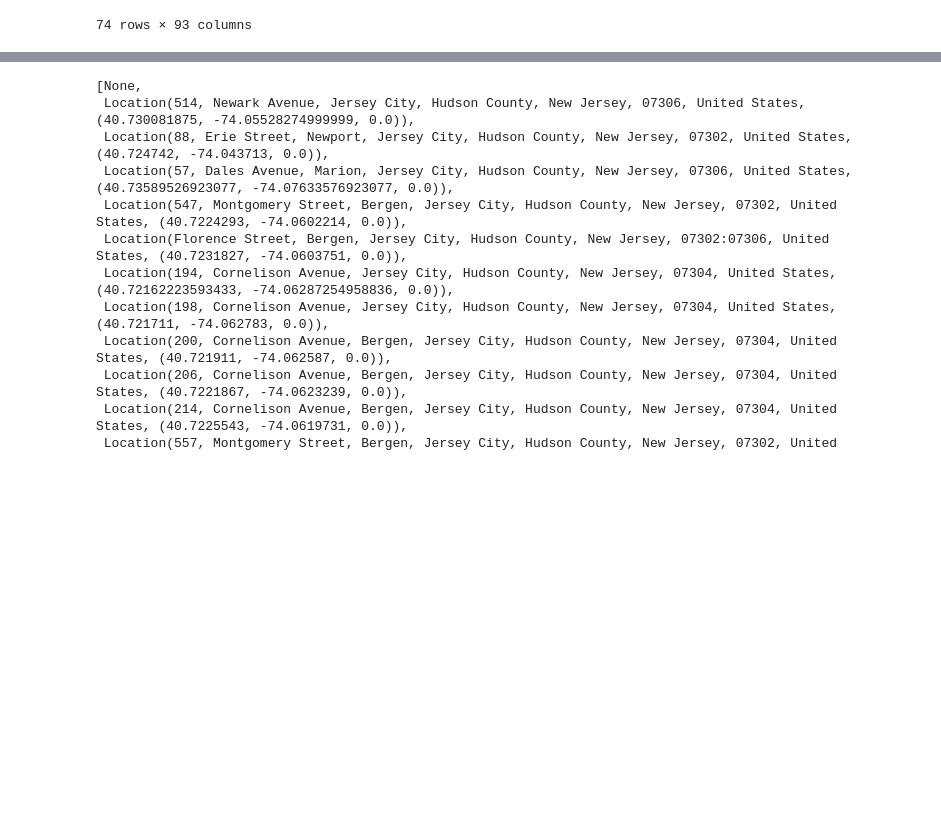
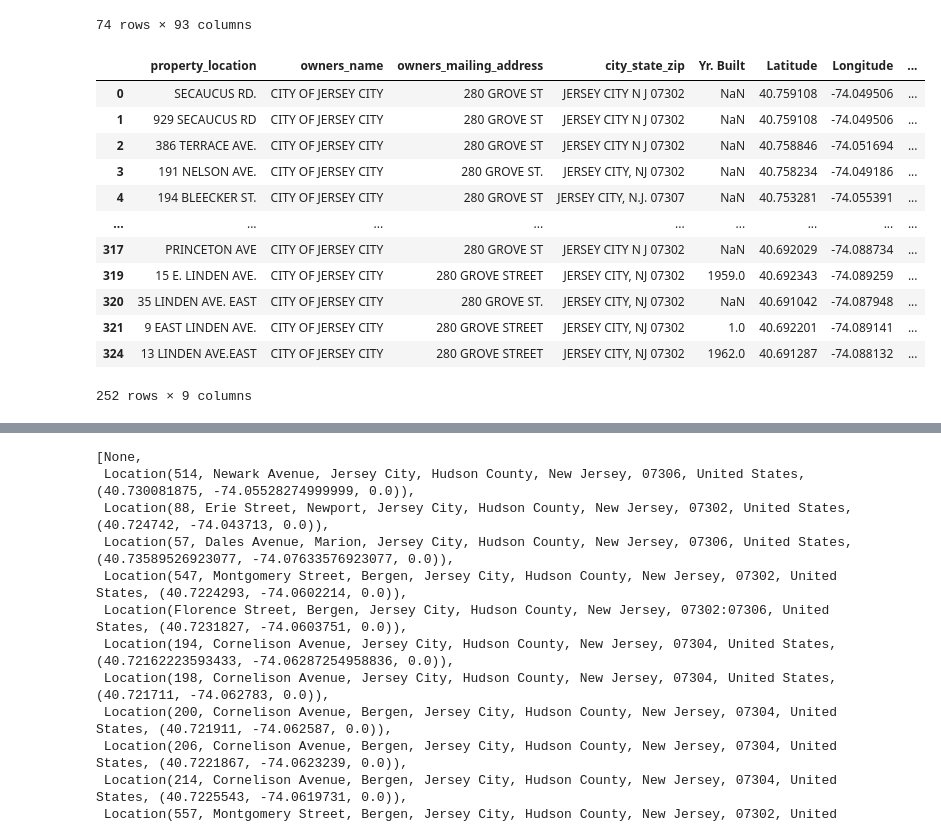
Before and after one commit to kylemichaelreaves/landlord_data, a Jupyter notebook: landlord_data.ipynb, the cells around one changed output, grey strips where cells are left out. Drawn from its saved outputs; the diff is of its cells as text; code cells hidden in the pictures; blank space fills up the shorter version.

```diff
--- a/landlord_data.ipynb
+++ b/landlord_data.ipynb
@@ -261,10 +294,18 @@ js_ha
 # for now, we'll drop the None values in the gcode column to make our lives easier
 # this does not however solve the issue of duplicate values in that column
 js_ha.dropna(axis=0, subset=['gcode'], inplace=True)
+city_of_js.dropna(axis=0, subset=['gcode'], inplace=True)
+urban_renewal.dropna(axis=0, subset=['gcode'], inplace=True)
 # %%
 # since the dataframe already contains Latitude and Longitude columns, we can write to them directly
 js_ha['Latitude'] = [g.latitude for g in js_ha.gcode]
 js_ha['Longitude'] = [g.longitude for g in js_ha.gcode]
+
+city_of_js['Latitude'] = [g.latitude for g in city_of_js.gcode]
+city_of_js['Longitude'] = [g.longitude for g in city_of_js.gcode]
+
+urban_renewal['Latitude'] = [g.latitude for g in urban_renewal.gcode]
+urban_renewal['Longitude'] = [g.longitude for g in urban_renewal.gcode]
 # %%
 # a less tedious way to execute this might be drop ranges of columns instead of doing it all manually
 js_ha.drop(columns=['Municipality',
@@ -354,0 +566,16 @@ js_ha.drop(columns=['Additional Lots'], inplace=True)
+# %%
+city_of_js
+# %% [output]
+|  | property_location | owners_name | owners_mailing_address | city_state_zip | Yr. Built | Latitude | Longitude | ... |
+| 0 | SECAUCUS RD. | CITY OF JERSEY CITY | 280 GROVE ST | JERSEY CITY N J 07302 | NaN | 40.759108 | -74.049506 | ... |
+| 1 | 929 SECAUCUS RD | CITY OF JERSEY CITY | 280 GROVE ST | JERSEY CITY N J 07302 | NaN | 40.759108 | -74.049506 | ... |
+| 2 | 386 TERRACE AVE. | CITY OF JERSEY CITY | 280 GROVE ST | JERSEY CITY N J 07302 | NaN | 40.758846 | -74.051694 | ... |
+| 3 | 191 NELSON AVE. | CITY OF JERSEY CITY | 280 GROVE ST. | JERSEY CITY, NJ 07302 | NaN | 40.758234 | -74.049186 | ... |
+| 4 | 194 BLEECKER ST. | CITY OF JERSEY CITY | 280 GROVE ST | JERSEY CITY, N.J. 07307 | NaN | 40.753281 | -74.055391 | ... |
+| ... | ... | ... | ... | ... | ... | ... | ... | ... |
+| 317 | PRINCETON AVE | CITY OF JERSEY CITY | 280 GROVE ST | JERSEY CITY N J 07302 | NaN | 40.692029 | -74.088734 | ... |
+| 319 | 15 E. LINDEN AVE. | CITY OF JERSEY CITY | 280 GROVE STREET | JERSEY CITY, NJ 07302 | 1959.0 | 40.692343 | -74.089259 | ... |
+| 320 | 35 LINDEN AVE. EAST | CITY OF JERSEY CITY | 280 GROVE ST. | JERSEY CITY, NJ 07302 | NaN | 40.691042 | -74.087948 | ... |
+| 321 | 9 EAST LINDEN AVE. | CITY OF JERSEY CITY | 280 GROVE STREET | JERSEY CITY, NJ 07302 | 1.0 | 40.692201 | -74.089141 | ... |
+| 324 | 13 LINDEN AVE.EAST | CITY OF JERSEY CITY | 280 GROVE STREET | JERSEY CITY, NJ 07302 | 1962.0 | 40.691287 | -74.088132 | ... |
+252 rows × 9 columns
```
Also changed, not shown: parts of 13 cells of this notebook, 1 other file.
